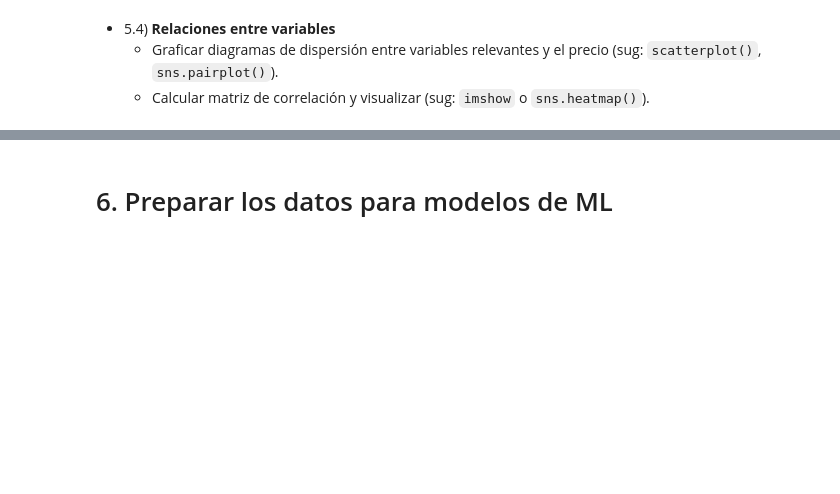
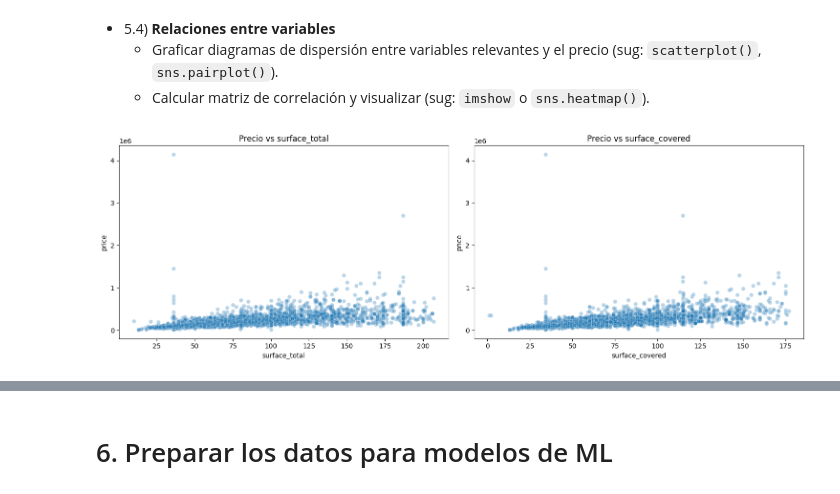
Before and after one commit to matigold22/TP-SIA, a Jupyter notebook: 2026_Consigna_TP1.ipynb, the cells around one changed output, grey strips where cells are left out. Drawn from its saved outputs; the diff is of its cells as text; code cells hidden in the pictures; blank space fills up the shorter version.

```diff
--- a/2026_Consigna_TP1.ipynb
+++ b/2026_Consigna_TP1.ipynb
@@ -279,3 +286,16 @@ dtype: float64
+# %%
+from sklearn.impute import KNNImputer
+
+cols_referencia = ["rooms", "bedrooms"]
+
+for col in ["bathrooms", "surface_total", "surface_covered"]:
+
+    cols_knn = cols_referencia + [col]
+
+    imputer = KNNImputer(n_neighbors=5)
+
+    X_train[col] = imputer.fit_transform(X_train[cols_knn])[:, -1]
+    X_test[col] = imputer.transform(X_test[cols_knn])[:, -1]
 # %% [markdown]
 Para latitud y longitud utilizamos la mediana según l3 que es el barrio para que tenga un sentido más lógico de imputación que la mediana general de capital federal
 # %%
@@ -366,0 +460,24 @@ plt.show()
+# %%
+X_train["price"] = y_train.loc[X_train.index]
+df_plot = X_train.sample(min(5000, len(X_train)), random_state=42)
+
+variables = [
+    "surface_total",
+    "surface_covered"]
+
+fig, axes = plt.subplots(1, 2, figsize=(15, 5))
+
+for ax, col in zip(axes.flatten(), variables):
+    sns.scatterplot(
+        data=df_plot,
+        x=col,
+        y="price",
+        alpha=0.3,
+        ax=ax)
+
+    ax.set_title(f"Precio vs {col}")
+
+plt.tight_layout()
+plt.show()
+# %% [output]
+[figure, added]
```
Also changed, not shown: parts of 34 cells of this notebook.
